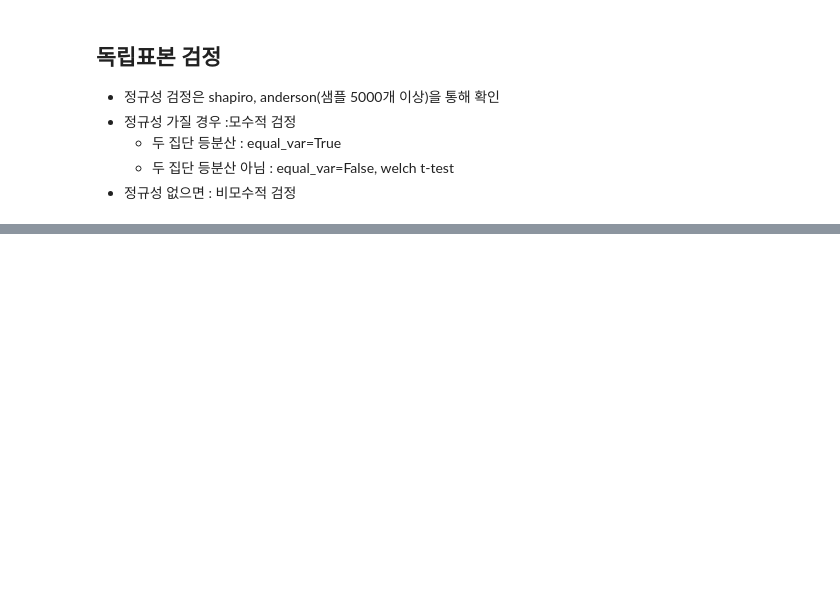
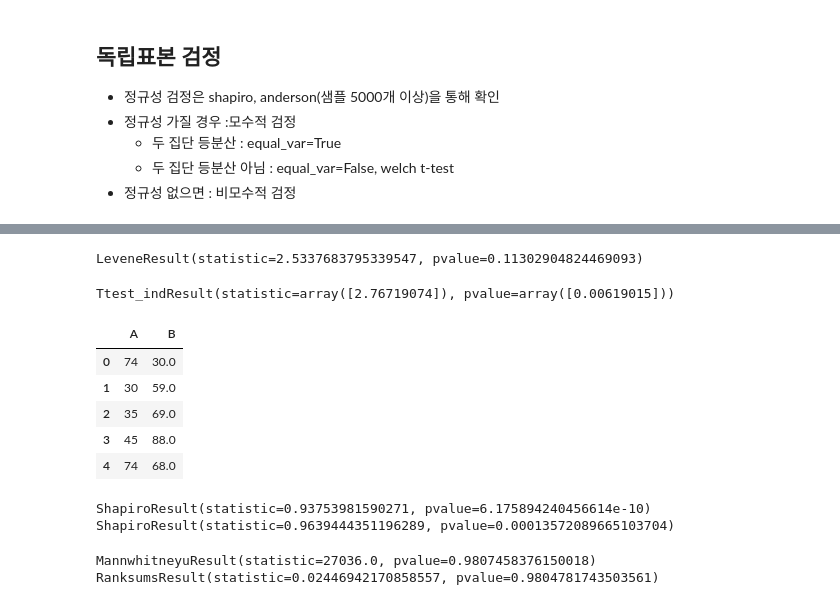
Before and after one commit to klee30810/ADP-study, a Jupyter notebook: stats/scipy-tutorial.ipynb, the cells around one changed output, grey strips where cells are left out. Cells and saved outputs as stored; diff of their text form; code cells hidden in the pictures; blank space fills up the shorter version.

```diff
--- a/stats/scipy-tutorial.ipynb
+++ b/stats/scipy-tutorial.ipynb
@@ -115,0 +224,36 @@ print(stats.shapiro(df2))
+# %%
+print(stats.levene(df1['data'],df2['data']))
+# 등분산
+# %% [output]
+LeveneResult(statistic=2.5337683795339547, pvalue=0.11302904824469093)
+# %%
+print(stats.ttest_ind(df1, df2, equal_var=True))
+# 평균값은 다르다는 귀무가설 채택
+# %% [output]
+Ttest_indResult(statistic=array([2.76719074]), pvalue=array([0.00619015]))
+# %%
+df = pd.read_csv('https://raw.githubusercontent.com/Datamanim/datarepo/main/scipy/scipy5.csv')
+df.head()
+# %% [output]
+|  | A | B |
+| 0 | 74 | 30.0 |
+| 1 | 30 | 59.0 |
+| 2 | 35 | 69.0 |
+| 3 | 45 | 88.0 |
+| 4 | 74 | 68.0 |
+# %%
+a = df['A']
+b = df['B'].dropna()
+
+print(stats.shapiro(a), stats.shapiro(b))
+# 둘 다 비정규성
+# %% [output]
+ShapiroResult(statistic=0.93753981590271, pvalue=6.175894240456614e-10) ShapiroResult(statistic=0.9639444351196289, pvalue=0.00013572089665103704)
+# %%
+print(stats.mannwhitneyu(a,b))
+print(stats.ranksums(a,b))
+
+# 귀무가설 기각 불가능
+# %% [output]
+MannwhitneyuResult(statistic=27036.0, pvalue=0.9807458376150018)
+RanksumsResult(statistic=0.02446942170858557, pvalue=0.9804781743503561)
```
Also changed, not shown: parts of 58 cells of this notebook.
